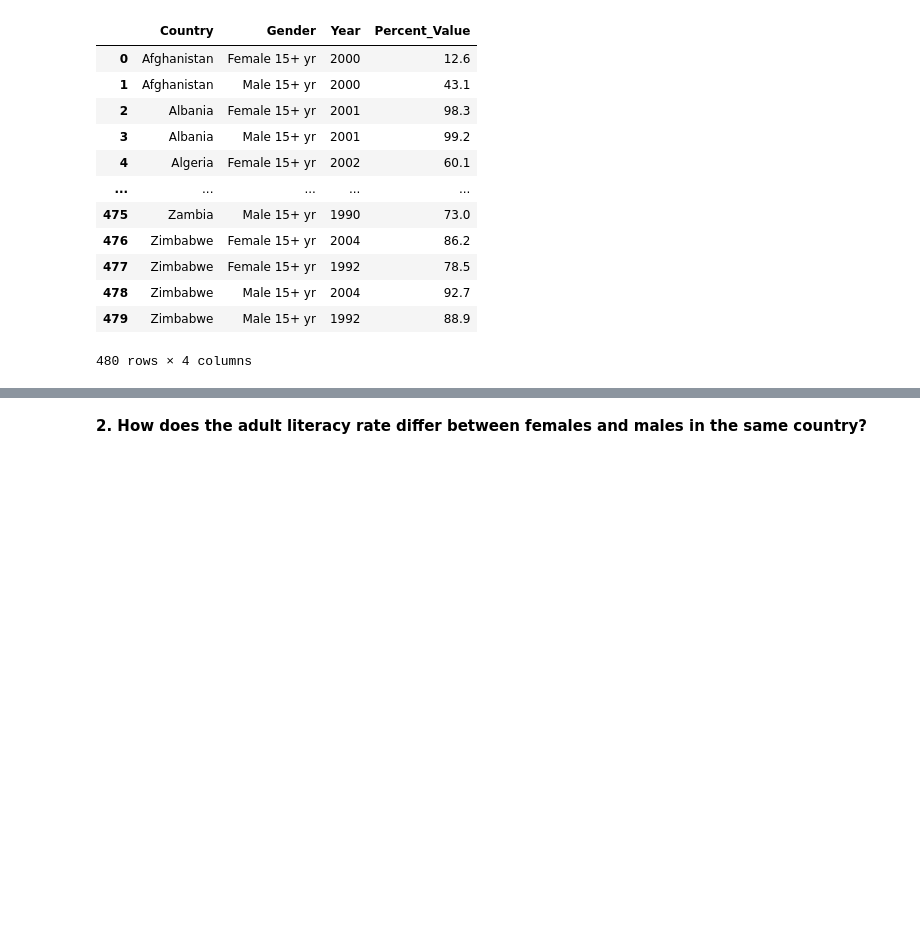
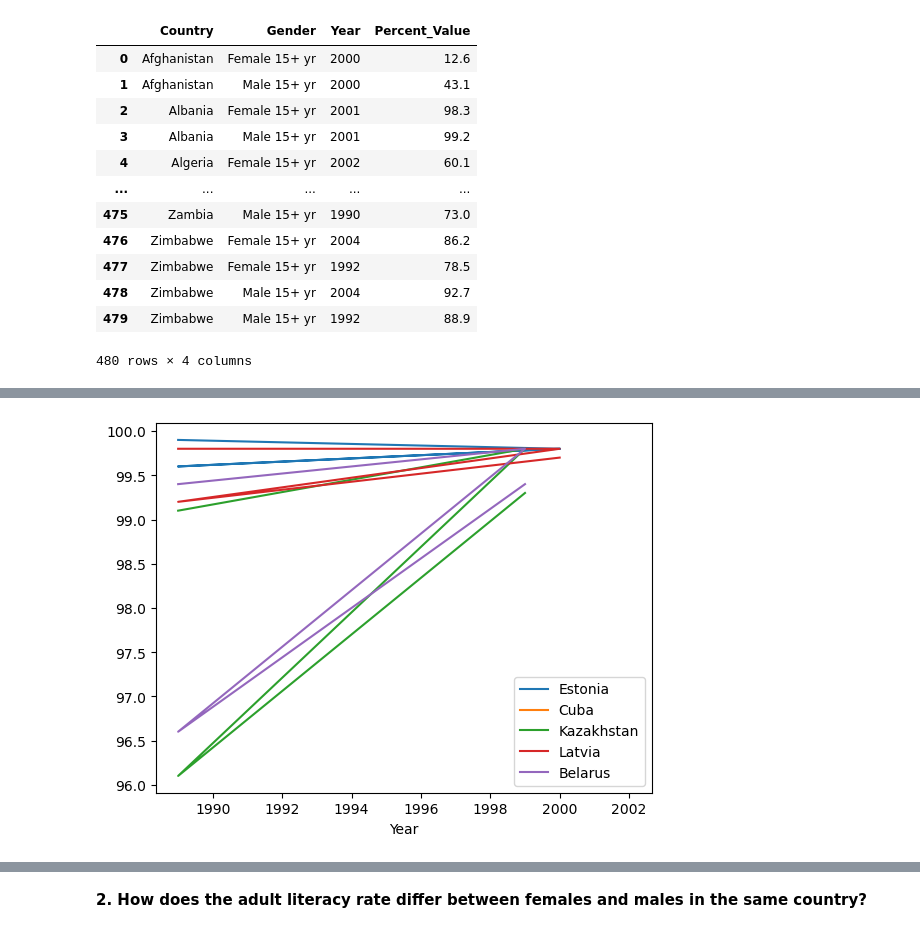
Before and after one commit to KagonDeans/un-exploration-KagonDeans, a Jupyter notebook: notebooks/Solo_UN_Data_Exploration.ipynb, the cells around one changed output, grey strips where cells are left out. Cells and saved outputs as stored; diff of their text form; code cells hidden in the pictures; blank space fills up the shorter version.

```diff
--- a/notebooks/Solo_UN_Data_Exploration.ipynb
+++ b/notebooks/Solo_UN_Data_Exploration.ipynb
@@ -47,0 +73,17 @@ When observing the countries with the highest adult literacy rate, we find the t
+# %%
+Cuba_adult_lit = adult_lit[adult_lit['Country']=='Cuba']
+# %%
+Kazakhstan_adult_lit = adult_lit[adult_lit['Country']=='Kazakhstan']
+# %%
+Latvia_adult_lit = adult_lit[adult_lit['Country']=='Latvia']
+# %%
+Belarus_adult_lit = adult_lit[adult_lit['Country']=='Belarus']
+# %%
+axes = plt.gca()
+Estonia_adult_lit.plot.line(x='Year', y='Percent_Value', label='Estonia', ax=axes);
+Cuba_adult_lit.plot.line(x='Year', y='Percent_Value', label='Cuba', ax=axes);
+Kazakhstan_adult_lit.plot.line(x='Year', y='Percent_Value', label='Kazakhstan', ax=axes);
+Latvia_adult_lit.plot.line(x='Year', y='Percent_Value', label='Latvia', ax=axes);
+Belarus_adult_lit.plot.line(x='Year', y='Percent_Value', label='Belarus', ax=axes);
+# %% [output]
+[figure, added]
```
Also changed, not shown: parts of 26 cells of this notebook.
